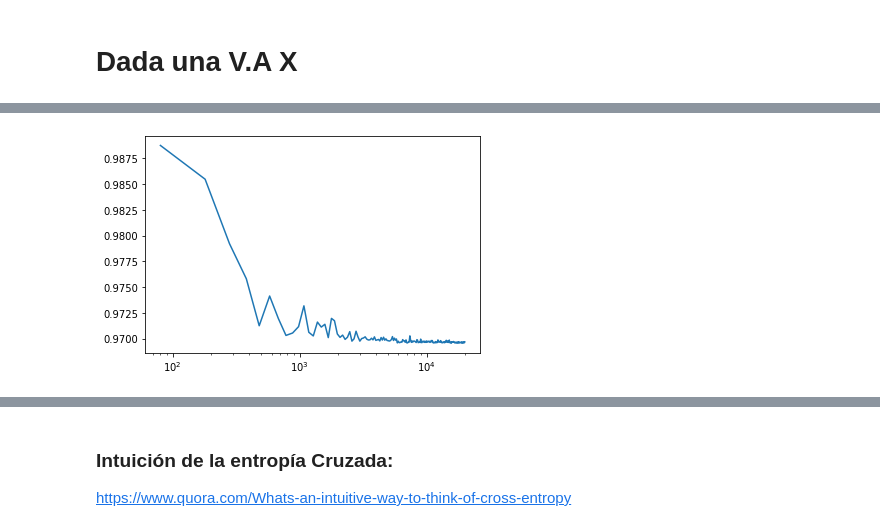
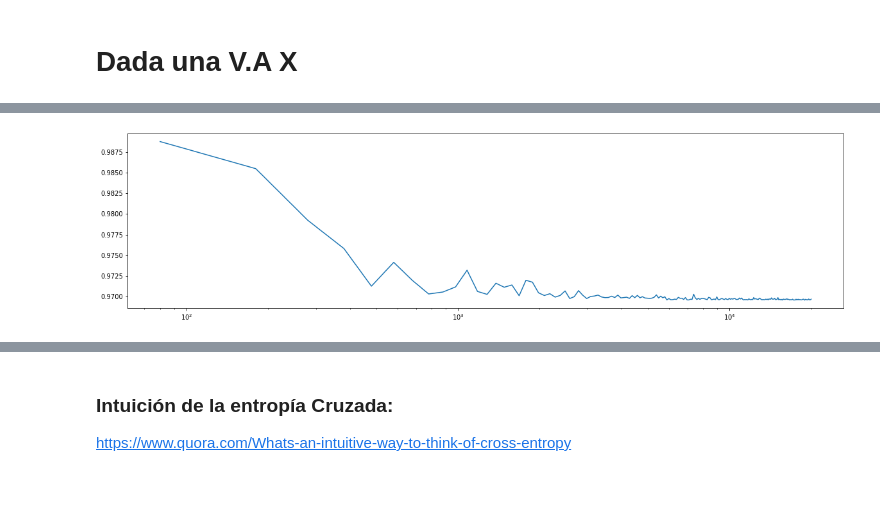
Before and after one commit to lab-pep-itba/clase-2--Probabilidad, a Jupyter notebook: 04-entropia_cruzada.ipynb, the cells around one changed output, grey strips where cells are left out. Saved outputs shown, nothing was run; the diff lists cells and outputs as text; code cells hidden in the pictures; blank space fills up the shorter version.

```diff
--- a/04-entropia_cruzada.ipynb
+++ b/04-entropia_cruzada.ipynb
@@ -56,20 +60,12 @@ def estimate_and_get_ce(X, N):
     ps = ps/len(observaciones)
     X_ = {k:ps[i] for i,k in enumerate(X.keys())}
     return cross_entropy(X, X_)
-# %%
-# Genero 200 estimaciones con la cantidad de muestras desde 80 hasta 20000
-entropies = []
-Ns = []
-for N in range(200):
-    obs = 80 + N*100
-    Ns.append(obs)
-    # Guardo el resultado en entropies
-    entropies.append(estimate_and_get_ce(X, obs))
 # %%
+plt.figure(figsize=(20,5))
 plt.plot(Ns, entropies)
 plt.xscale('log')
 # %% [output]
-[figure, old version]
+[figure, new version]
 # %%
 X
 # %% [output]
```
Also changed, not shown: parts of 5 cells of this notebook.
